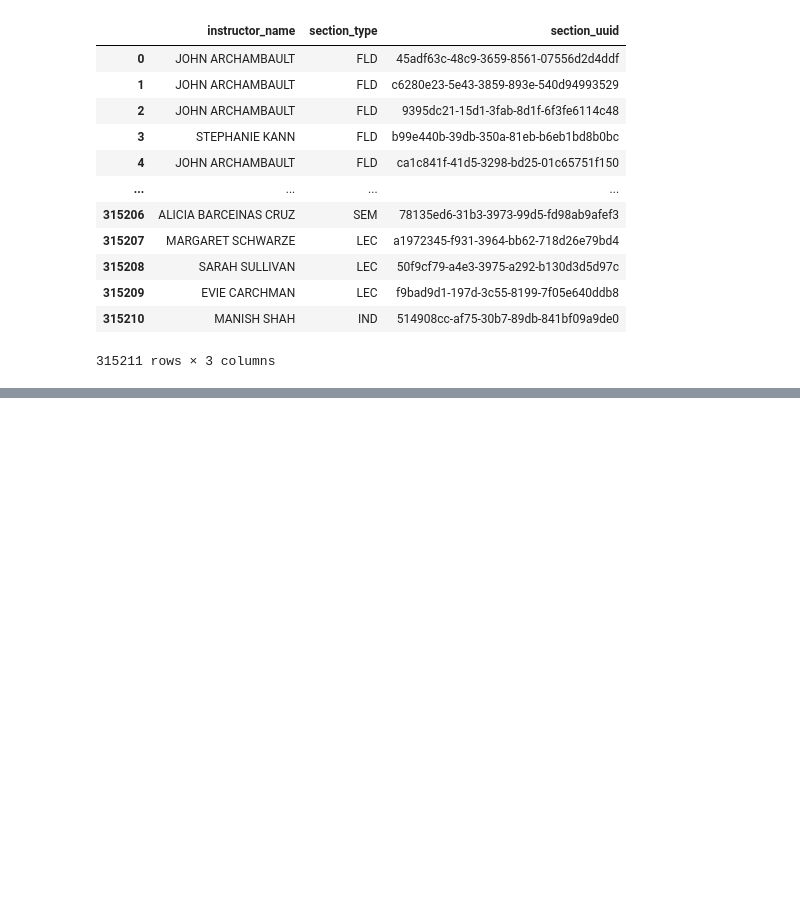
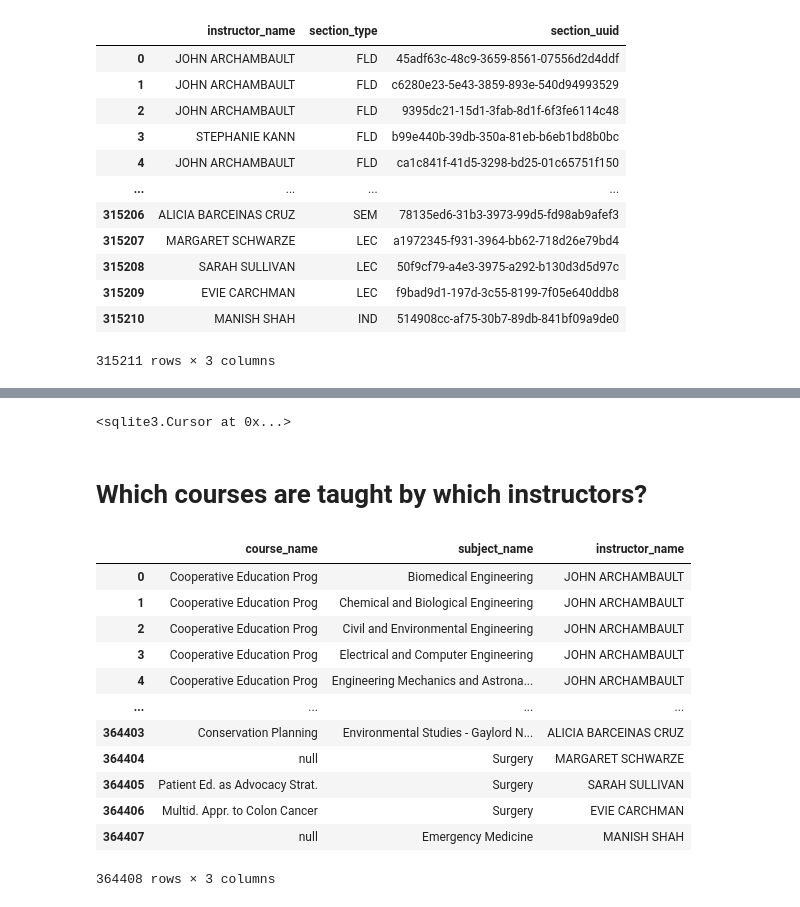
Before and after one commit to crypticrk/UW-Madsion-Dataset-Analysis, a Jupyter notebook: UW Madison Dataset Analyis.ipynb, the cells around one changed output, grey strips where cells are left out. Cells and saved outputs as stored; diff of their text form; code cells hidden in the pictures; blank space fills up the shorter version.

```diff
--- a/UW Madison Dataset Analyis.ipynb
+++ b/UW Madison Dataset Analyis.ipynb
@@ -390,0 +426,36 @@ FROM instructor_sections;""", conn)
+# %%
+cursor.execute("DROP VIEW IF EXISTS instructor_courses")
+cursor.execute("""
+  CREATE VIEW
+  instructor_courses (uuid, course_name, subject_code, subject_name, instructor_name, section_type,
+  course_offering_uuid, section_uuid, room_uuid, schedule_uuid )
+
+  AS
+
+  SELECT *
+
+                              FROM course_subjects
+                              INNER JOIN instructor_sections
+                              ON course_subjects.uuid = instructor_sections.course_offering_uuid
+  """)
+# %% [output]
+<sqlite3.Cursor at 0x...>
+# %% [markdown]
+# Which courses are taught by which instructors?
+# %%
+pd.read_sql("""SELECT course_name, subject_name, instructor_name
+               FROM instructor_courses;""", conn)
+# %% [output]
+|  | course_name | subject_name | instructor_name |
+| 0 | Cooperative Education Prog | Biomedical Engineering | JOHN ARCHAMBAULT |
+| 1 | Cooperative Education Prog | Chemical and Biological Engineering | JOHN ARCHAMBAULT |
+| 2 | Cooperative Education Prog | Civil and Environmental Engineering | JOHN ARCHAMBAULT |
+| 3 | Cooperative Education Prog | Electrical and Computer Engineering | JOHN ARCHAMBAULT |
+| 4 | Cooperative Education Prog | Engineering Mechanics and Astrona... | JOHN ARCHAMBAULT |
+| ... | ... | ... | ... |
+| 364403 | Conservation Planning | Environmental Studies - Gaylord N... | ALICIA BARCEINAS CRUZ |
+| 364404 | null | Surgery | MARGARET SCHWARZE |
+| 364405 | Patient Ed. as Advocacy Strat. | Surgery | SARAH SULLIVAN |
+| 364406 | Multid. Appr. to Colon Cancer | Surgery | EVIE CARCHMAN |
+| 364407 | null | Emergency Medicine | MANISH SHAH |
+364408 rows × 3 columns
```
Also changed, not shown: parts of 7 cells of this notebook.
